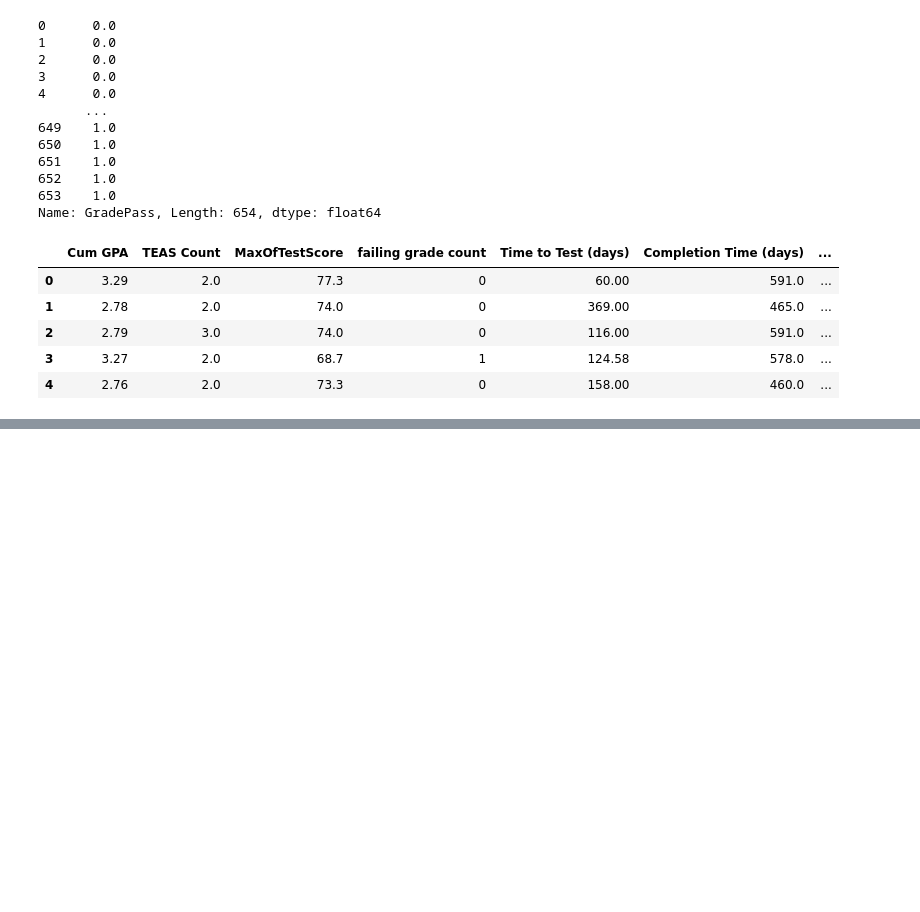
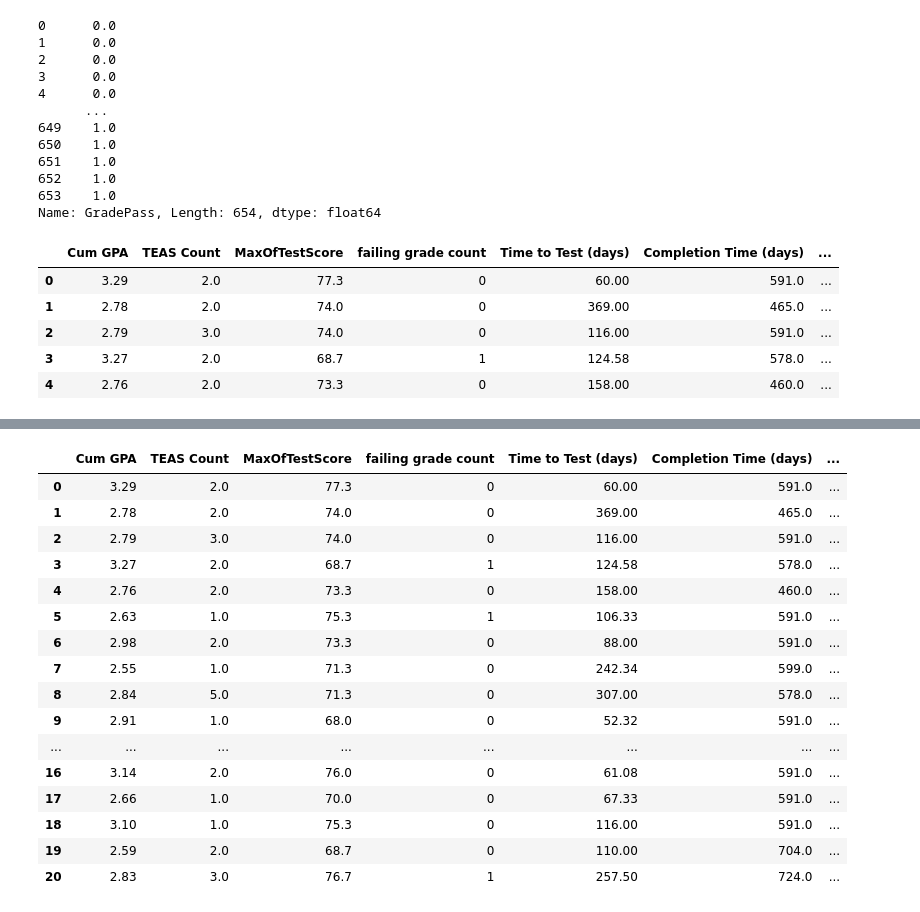
Before and after one commit to walaha2002/Project3, a Jupyter notebook: Eisenba/Extreme_Trees_Scores.ipynb, the cells around one changed output, grey strips where cells are left out. Saved outputs shown, nothing was run; the diff lists cells and outputs as text; code cells hidden in the pictures; blank space fills up the shorter version.

Commit message:
Adds copy for analysis

```diff
--- a/Eisenba/Extreme_Trees_Scores.ipynb
+++ b/Eisenba/Extreme_Trees_Scores.ipynb
@@ -166,0 +168,21 @@ class_report_df
+# %%
+gpa_range_df = new_data[:21].copy()
+new_data[:21]
+# %% [output]
+|  | Cum GPA | TEAS Count | MaxOfTestScore | failing grade count | Time to Test (days) | Completion Time (days) | ... |
+| 0 | 3.29 | 2.0 | 77.3 | 0 | 60.00 | 591.0 | ... |
+| 1 | 2.78 | 2.0 | 74.0 | 0 | 369.00 | 465.0 | ... |
+| 2 | 2.79 | 3.0 | 74.0 | 0 | 116.00 | 591.0 | ... |
+| 3 | 3.27 | 2.0 | 68.7 | 1 | 124.58 | 578.0 | ... |
+| 4 | 2.76 | 2.0 | 73.3 | 0 | 158.00 | 460.0 | ... |
+| 5 | 2.63 | 1.0 | 75.3 | 1 | 106.33 | 591.0 | ... |
+| 6 | 2.98 | 2.0 | 73.3 | 0 | 88.00 | 591.0 | ... |
+| 7 | 2.55 | 1.0 | 71.3 | 0 | 242.34 | 599.0 | ... |
+| 8 | 2.84 | 5.0 | 71.3 | 0 | 307.00 | 578.0 | ... |
+| 9 | 2.91 | 1.0 | 68.0 | 0 | 52.32 | 591.0 | ... |
+| ... | ... | ... | ... | ... | ... | ... | ... |
+| 16 | 3.14 | 2.0 | 76.0 | 0 | 61.08 | 591.0 | ... |
+| 17 | 2.66 | 1.0 | 70.0 | 0 | 67.33 | 591.0 | ... |
+| 18 | 3.10 | 1.0 | 75.3 | 0 | 116.00 | 591.0 | ... |
+| 19 | 2.59 | 2.0 | 68.7 | 0 | 110.00 | 704.0 | ... |
+| 20 | 2.83 | 3.0 | 76.7 | 1 | 257.50 | 724.0 | ... |
```
Also changed, not shown: parts of 13 cells of this notebook, 4 other files.
